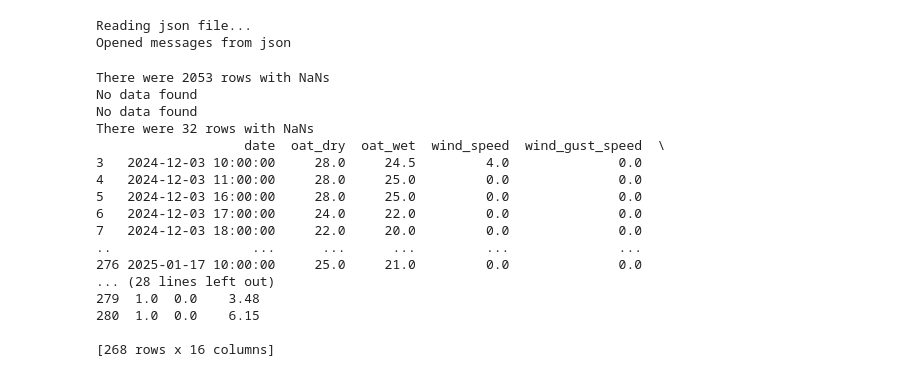
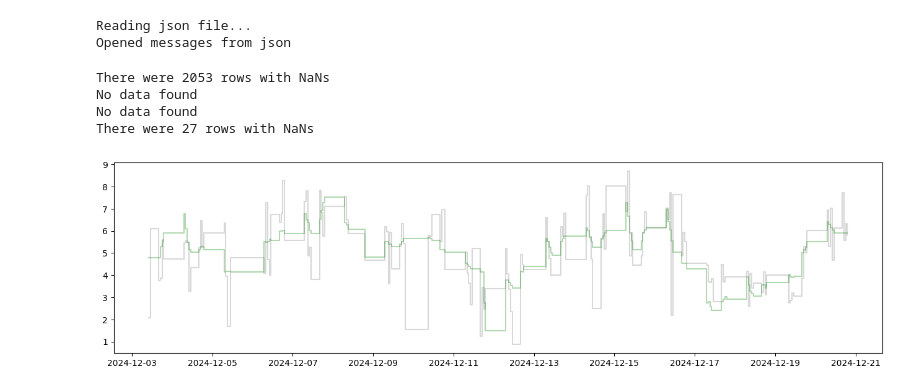
Before and after one commit to thegridelectric/visualizer, a Jupyter notebook: house_parameters/energy_prediction.ipynb, the cells around one changed output. Cells and saved outputs as stored; diff of their text form; code cells hidden in the pictures.

Commit message:
Adjusting predictions using house thermal mass

```diff
--- a/house_parameters/energy_prediction.ipynb
+++ b/house_parameters/energy_prediction.ipynb
@@ -84,24 +84,46 @@ df = df.dropna()
 num_nans = num_nans - len(df)
 print(f"There were {num_nans} rows with NaNs")
 
-print(df)
+# Process binary columns
+binary_columns = [x for x in df.columns if x in all_codes]
+for col in binary_columns:
+    df[col] = df[col].round().astype('category')
+
+# print(df)
 
 df_backup = df.copy()
 # %% [output]
 There were 2053 rows with NaNs
 No data found
 No data found
-There were 32 rows with NaNs
-                   date  oat_dry  oat_wet  wind_speed  wind_gust_speed  \
-3   2024-12-03 10:00:00     28.0     24.5         4.0              0.0
-4   2024-12-03 11:00:00     28.0     25.0         0.0              0.0
-5   2024-12-03 16:00:00     28.0     25.0         0.0              0.0
-6   2024-12-03 17:00:00     24.0     22.0         0.0              0.0
-7   2024-12-03 18:00:00     22.0     20.0         0.0              0.0
-..                  ...      ...      ...         ...              ...
-276 2025-01-17 10:00:00     25.0     21.0         0.0              0.0
-... (28 lines left out)
-279  1.0  0.0    3.48
-280  1.0  0.0    6.15
-
-[268 rows x 16 columns]
+There were 27 rows with NaNs
+# %%
+df = df_backup.copy()
+df = df[df['date'] <= pendulum.datetime(2025, 1, 1, 0, tz='America/New_York').naive()]
+
+# Split training and testing data
+features = [col for col in df.columns if col not in ['energy', 'date'] and 'energy' not in col]
+X = df[[col for col in df.columns if 'energy' not in col and 'date' not in col]]
+y = df['energy']
+X_train, X_test, y_train, y_test = train_test_split(X, y, test_size=0.2, random_state=2)
+train_df = pd.concat([X_train, y_train], axis=1)
+test_df = pd.concat([X_test, y_test, df.loc[X_test.index, 'date']], axis=1)
+test_df = df.copy()
+
+# Predict energy used
+import statsmodels.formula.api as smf
+formula = 'energy ~ oat_dry + wind_speed'
+mod = smf.ols(formula=formula, data=train_df)
+res = mod.fit()
+alpha = res.params.Intercept
+beta = res.params.oat_dry
+gamma = res.params.wind_speed
+test_df['energy_pred_alpha'] = test_df.apply(lambda row: alpha + beta*row['oat_dry'] + gamma*row['wind_speed'], axis=1)
+test_df = test_df.sort_values(by='date')
+
+plt.figure(figsize=(16,4))
+plt.step(test_df.date, test_df.energy, where='post', color='gray', alpha=0.3)
+plt.step(test_df.date, test_df.energy_pred_alpha, where='post', color='green', alpha=0.3)
+plt.show()
+# %% [output]
+[figure, added]
```
Also changed, not shown: parts of 11 cells of this notebook, 1 other file.
